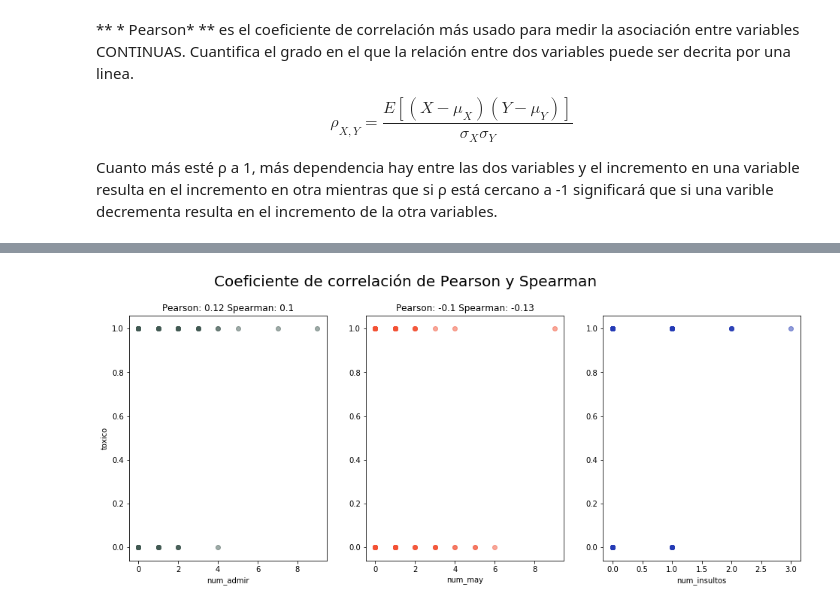
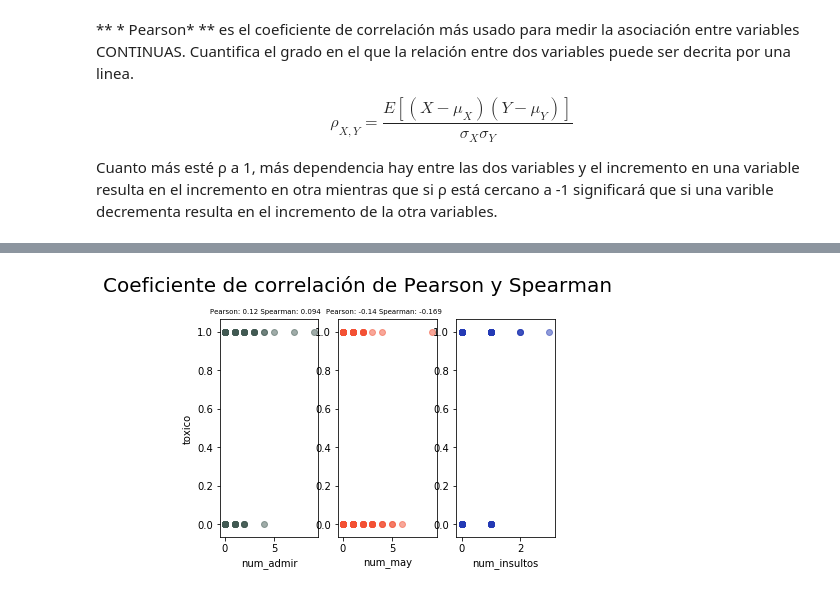
Before and after one commit to SpRdgz/TFM, a Jupyter notebook: EDA_TWEETER.ipynb, the cells around one changed output, grey strips where cells are left out. Saved outputs shown, nothing was run; the diff lists cells and outputs as text; code cells hidden in the pictures.

```diff
--- a/EDA_TWEETER.ipynb
+++ b/EDA_TWEETER.ipynb
@@ -240,0 +229,3 @@ df[df.num_insultos == 2]
+# %%
+#Creación de la columna que comprueba la no unclisuión de la primera persona
+df["dir_23ps"]=df.texto.map(lambda txt:otra_persona(txt) )
@@ -240,0 +239,7 @@ df[df.num_insultos == 2]
+# %%
+path_lib_emoji="C:/Users/Esperanza/Desktop/UOC/TFM/python/Libraries_Emojis.csv"
+df_train = pd.read_csv(path_lib_emoji, sep=';')
+df_train_aux=df_train[['EMOJIS', 'Neg']]
+diccionario_neg=df_train_aux.set_index('EMOJIS').T.to_dict('dict')
+#list(diccionario_neg.keys())
+diccionario_neg.get('🌌')['Neg']
@@ -240,0 +248,13 @@ df[df.num_insultos == 2]
+# %%
+def score_total_toxic(text):
+    suma=[]
+    try:
+        suma=[diccionario_neg.get(value)['Neg'] for value in text.split() ]
+        res=sum(float(i) for i in suma)/len(suma)
+    except:
+        res=0
+    return res
+# %%
+#Creación de la columna de nivel de toxicidad
+df["score_emoji_tox"]=df.emojis[df.emojis !=''].map(lambda x: score_total_toxic(x))
+df["score_emoji_tox"]=df.score_emoji_tox.fillna(0)
@@ -409,24 +458,24 @@ df.drop(['filtered_words','emojis', 'texto'], axis=1).corr(method='pearson').sty
 # %%
 # plot correlated values
 #plt.rcParams['figure.figsize'] = [16, 6]
 
 fig, ax = plt.subplots(nrows=1, ncols=3)
 
 ax=ax.flatten()
 
-cols = ['num_admir', 'num_may', 'num_insultos','num_emoji' ]
+cols = ['num_admir', 'num_may', 'num_insultos' ]
 colors=['#415952', '#f35134', '#243AB5', '#243AB5']
 j=0
 
 for i in ax:
     if j==0:
         i.set_ylabel('toxico')
     i.scatter(df[cols[j]], df['toxico'],  alpha=0.5, color=colors[j])
     i.set_xlabel(cols[j])
-    i.set_title('Pearson: %s'%df.corr().loc[cols[j]]['toxico'].round(2)+' Spearman: %s'%df.corr(method='spearman').loc[cols[j]]['toxico'].round(2))
+    i.set_title('Pearson: %s'%df.corr().loc[cols[j]]['toxico'].round(2)+' Spearman: %s   '%df.corr(method='spearman').loc[cols[j]]['toxico'].round(3), fontsize=7)
     j+=1
 
 plt.title('Coeficiente de correlación de Pearson y Spearman', fontsize=20, y=1.10, x=-1)
 plt.show()
 # %% [output]
-[figure, old version]
+[figure, new version]
```
Also changed, not shown: parts of 24 cells of this notebook, 1 other file.
